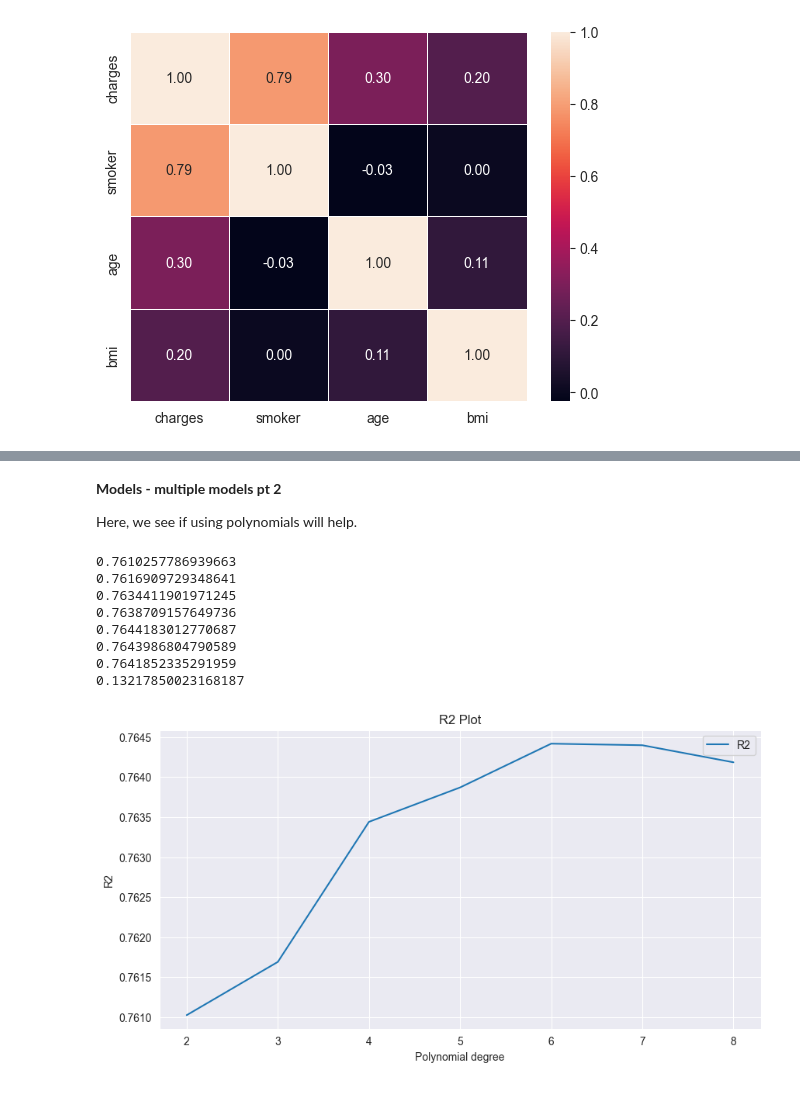
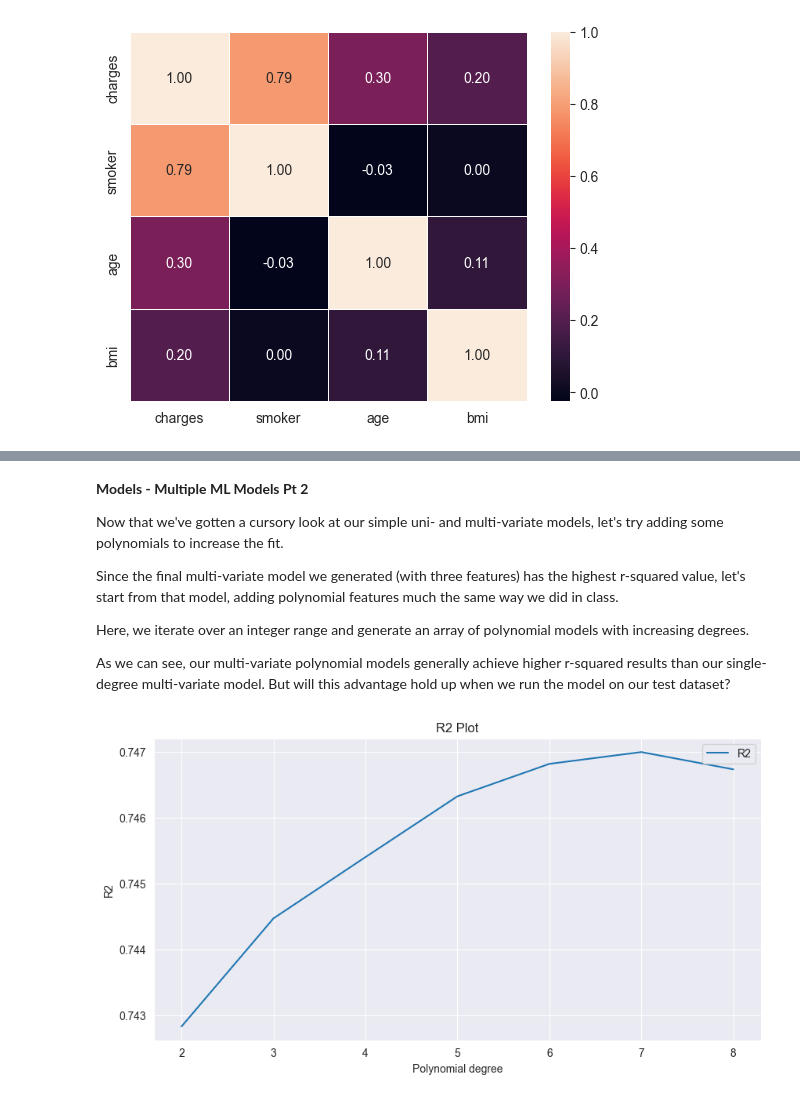
Before and after one commit to unit4216/boulder-super-learning, a Jupyter notebook: Modelling Insurance Charges.ipynb, the cells around one changed output, grey strips where cells are left out. Cells and saved outputs as stored; diff of their text form; code cells hidden in the pictures.

```diff
--- a/Modelling Insurance Charges.ipynb
+++ b/Modelling Insurance Charges.ipynb
@@ -245,43 +252,39 @@ Covariance Type:            nonrobust
 Notes:
 [1] Standard Errors assume that the covariance matrix of the errors is correctly specified.
 # %% [markdown]
-**Models - multiple models pt 2**
+**Models - Multiple ML Models Pt 2**
 
-Here, we see if using polynomials will help.
+Now that we've gotten a cursory look at our simple uni- and multi-variate models, let's try adding some polynomials to increase the fit.
+
+Since the final multi-variate model we generated (with three features) has the highest r-squared value, let's start from that model, adding polynomial features much the same way we did in class.
+
+Here, we iterate over an integer range and generate an array of polynomial models with increasing degrees.
+
+As we can see, our multi-variate polynomial models generally achieve higher r-squared results than our single-degree multi-variate model. But will this advantage hold up when we run the model on our test dataset?
 # %%
 poly_models = []
 
+# base formula of our best multi-variate model
 formula = 'charges~smoker+age+bmi'
 
-powers = []
+degrees = range(2, 9)
 
-for i in range(2,10):
-    powers.append(i)
+# iterate over polynomial degrees in order to add polynomial features to each model
+for i in degrees:
     formula = f'{formula}+np.power(smoker,{i})+np.power(age,{i})+np.power(bmi,{i})'
     poly_model = smf.ols(formula=formula, data=X_train).fit()
-    print(poly_model.rsquared)
     poly_models.append(poly_model)
 
-poly_models = poly_models[:-1]
-powers = powers[:-1]
+# get the r-squared value of each polynomial model that we generated
 r2s = [model.rsquared for model in poly_models]
 
+# plot these r-squared values
 data = pd.Series(r2s)
-df = pd.DataFrame({'X': powers, 'R2': data})
-df.plot(x='X', y='R2', figsize=(10, 5), title='R2 Plot', legend=True, grid=True, label='R2')
+df = pd.DataFrame({'degrees': degrees, 'R2': data})
+df.plot(x='degrees', y='R2', figsize=(10, 5), title='R2 Plot', legend=True, grid=True, label='R2')
 plt.xlabel('Polynomial degree')
 plt.ylabel('R2')
-
-
 plt.show()
 # %% [output]
-0.7610257786939663
-0.7616909729348641
-0.7634411901971245
-0.7638709157649736
-0.7644183012770687
-0.7643986804790589
-0.7641852335291959
-0.13217850023168187
-[figure, old version]
+[figure, new version]
 # %% [markdown]
```
Also changed, not shown: parts of 9 cells of this notebook.
